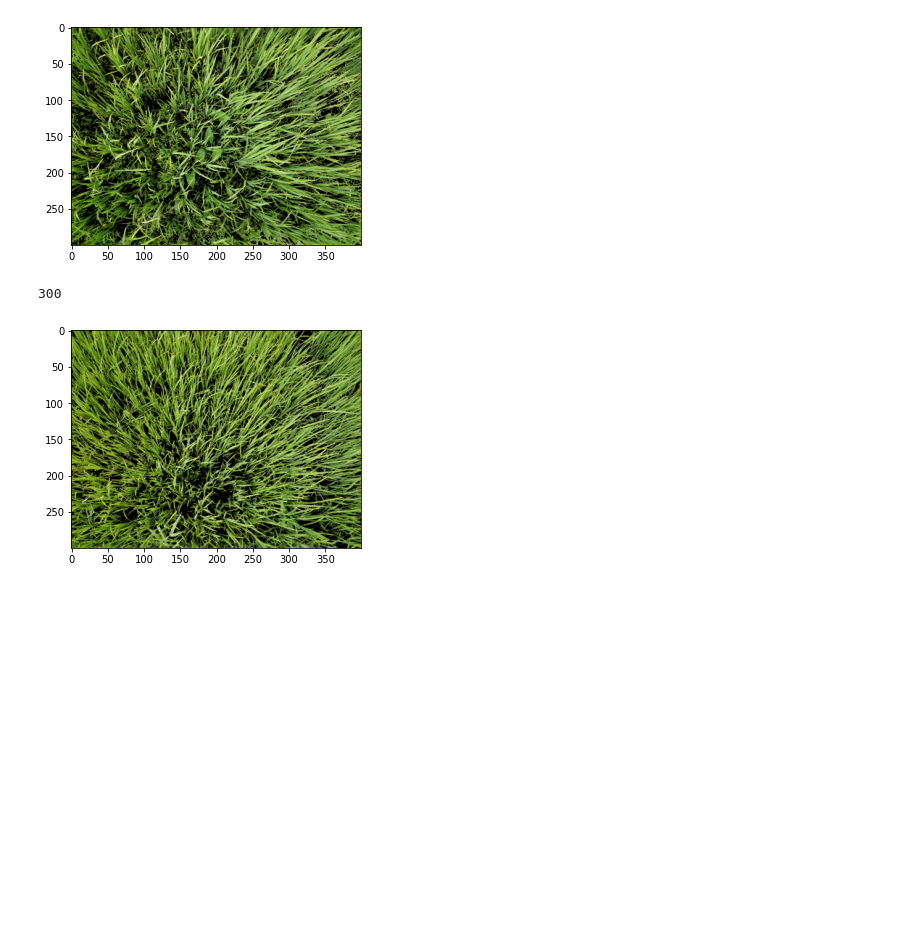
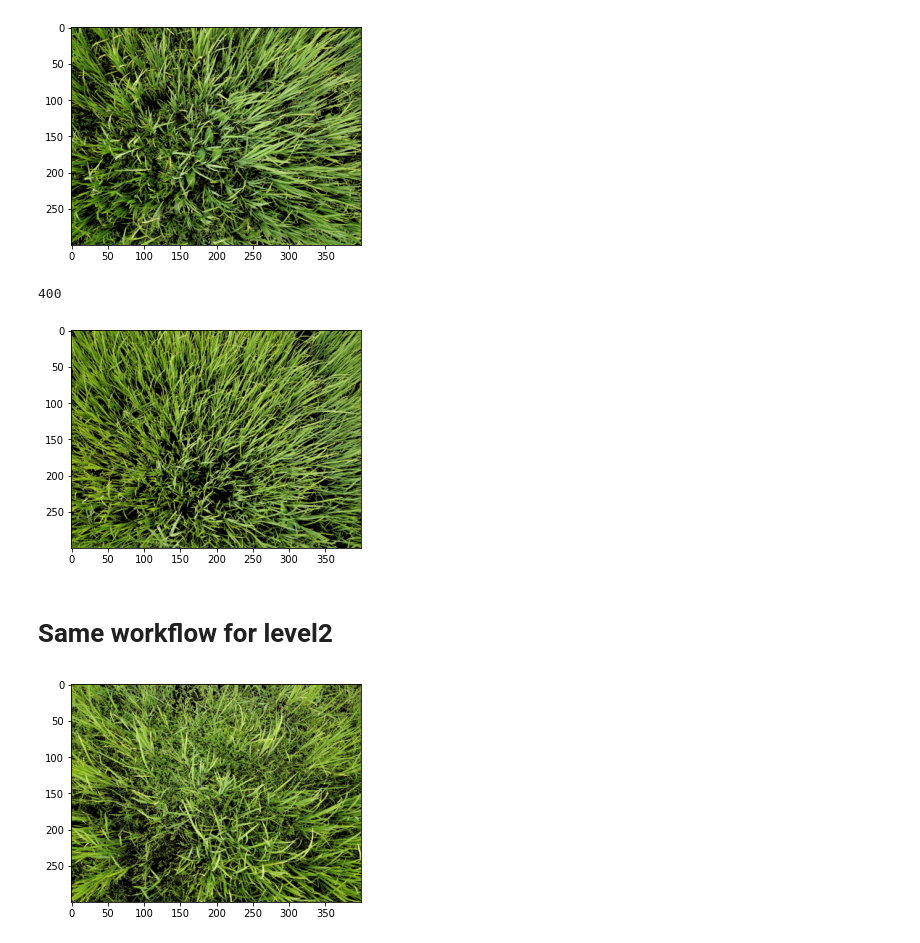
Before and after one commit to shayanmalinda/Effective-identification-of-Nitrogen-Fertilizer-demand-for-Paddy-Cultivation-using-UAVs, a Jupyter notebook: Models/(Rusiri)preprocessing_and_dataset_creation.ipynb, the cells around one changed output. Saved outputs shown, nothing was run; the diff lists cells and outputs as text; code cells hidden in the pictures; blank space fills up the shorter version.

Commit message:
preprosessing coverage for the entire dataset

```diff
--- a/Models/(Rusiri)preprocessing_and_dataset_creation.ipynb
+++ b/Models/(Rusiri)preprocessing_and_dataset_creation.ipynb
@@ -40,7 +40,7 @@ def create_dataset(path):
     img_data_array.append(image1)
     class_name.append(4)
     i+=1
-    if(i==150):break
+    #if(i==200):break
   return img_data_array, class_name
 
 # extract the image array and class name
@@ -105,7 +105,7 @@ def create_dataset(path):
     img_data_array.append(image1)
     class_name.append(3)
     i+=1
-    if(i==150):break
+    #if(i==150):break
   return img_data_array, class_name
 
 # extract the image array and class name
@@ -130,11 +130,13 @@ np.save('drive/My Drive/Final Year Research/Dataset/Oneplus 5T/data_in_csv/label
 # %% [output]
 [figure]
 # %%
-saved3 = np.load("drive/My Drive/Final Year Research/Dataset/Oneplus 5T/data_in_csv/labeldata.npy")
+saved3 = np.load("drive/My Drive/Final Year Research/Dataset/Oneplus 5T/datafiles/labeldata.npy")
 print(saved3.size)
-saved = np.load("drive/My Drive/Final Year Research/Dataset/Oneplus 5T/data_in_csv/imageArray.npy")
+saved = np.load("drive/My Drive/Final Year Research/Dataset/Oneplus 5T/datafiles/imageArray.npy")
 plt.imshow(saved[1][99])
 plt.show()
 # %% [output]
-300
+400
 [figure]
+# %% [markdown]
+# Same workflow for level2
@@ -140,0 +183,17 @@ plt.show()
+# %%
+#print(img_data)
+#print(class_name)
+#plt.imshow(img_data[0])
+#plt.show()
+
+saved1 = np.load("drive/My Drive/Final Year Research/Dataset/Oneplus 5T/datafiles/imageArray.npy")
+saved2 = np.load("drive/My Drive/Final Year Research/Dataset/Oneplus 5T/datafiles/labeldata.npy")
+img2=np.concatenate([saved1,[np.array(img_data)]])
+class2=np.append(saved2,np.array(class_name))
+
+plt.imshow(img2[2][10])#level4->[0][0-99] level3->[1][0-99]
+plt.show()
+np.save('drive/My Drive/Final Year Research/Dataset/Oneplus 5T/datafiles/imageArray.npy',np.array(img2))
+np.save('drive/My Drive/Final Year Research/Dataset/Oneplus 5T/datafiles/labeldata.npy',np.array(class2))
+# %% [output]
+[figure, added]
```
Also changed, not shown: parts of 5 cells of this notebook.
